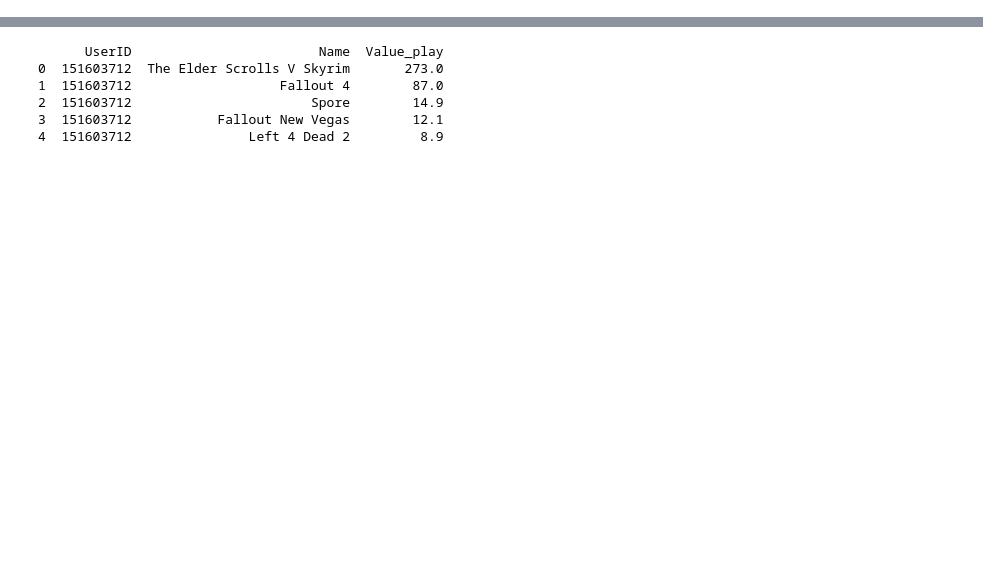
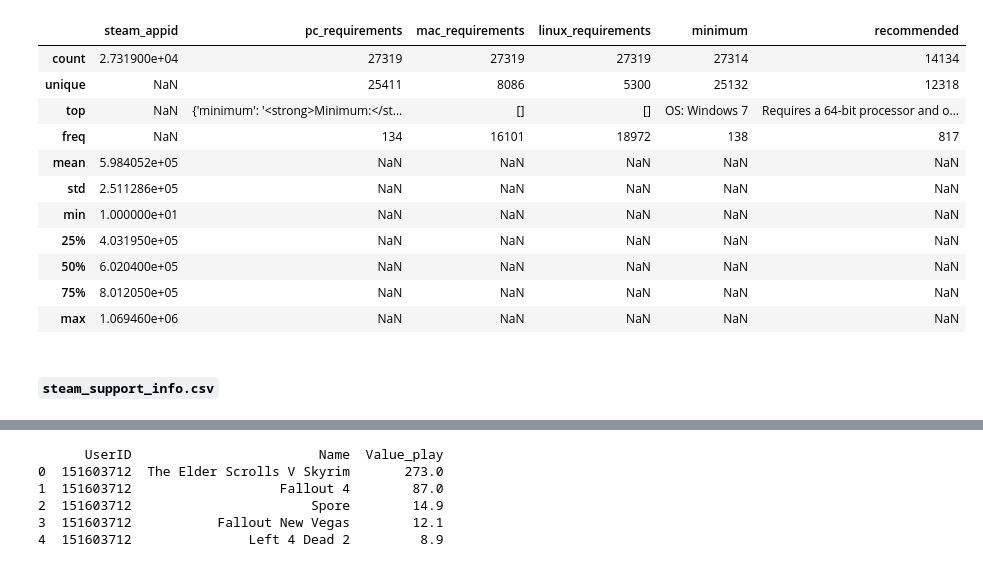
Before and after one commit to davidha99/proyecto-final-ml, a Jupyter notebook: main2.ipynb, the cells around one changed output, grey strips where cells are left out. Cells and saved outputs as stored; diff of their text form; code cells hidden in the pictures; blank space fills up the shorter version.

```diff
--- a/main2.ipynb
+++ b/main2.ipynb
@@ -22,0 +211,17 @@ steamspy_tag_df = pd.read_csv("steamspy_tag_data.csv")
+# %%
+steam_requirements_df.describe(include="all")
+# %% [output]
+|  | steam_appid | pc_requirements | mac_requirements | linux_requirements | minimum | recommended |
+| count | 2.731900e+04 | 27319 | 27319 | 27319 | 27314 | 14134 |
+| unique | NaN | 25411 | 8086 | 5300 | 25132 | 12318 |
+| top | NaN | {'minimum': '<strong>Minimum:</st... | [] | [] | OS: Windows 7 | Requires a 64-bit processor and o... |
+| freq | NaN | 134 | 16101 | 18972 | 138 | 817 |
+| mean | 5.984052e+05 | NaN | NaN | NaN | NaN | NaN |
+| std | 2.511286e+05 | NaN | NaN | NaN | NaN | NaN |
+| min | 1.000000e+01 | NaN | NaN | NaN | NaN | NaN |
+| 25% | 4.031950e+05 | NaN | NaN | NaN | NaN | NaN |
+| 50% | 6.020400e+05 | NaN | NaN | NaN | NaN | NaN |
+| 75% | 8.012050e+05 | NaN | NaN | NaN | NaN | NaN |
+| max | 1.069460e+06 | NaN | NaN | NaN | NaN | NaN |
+# %% [markdown]
+##### `steam_support_info.csv`
```
Also changed, not shown: parts of 53 cells of this notebook, 1 other file.
